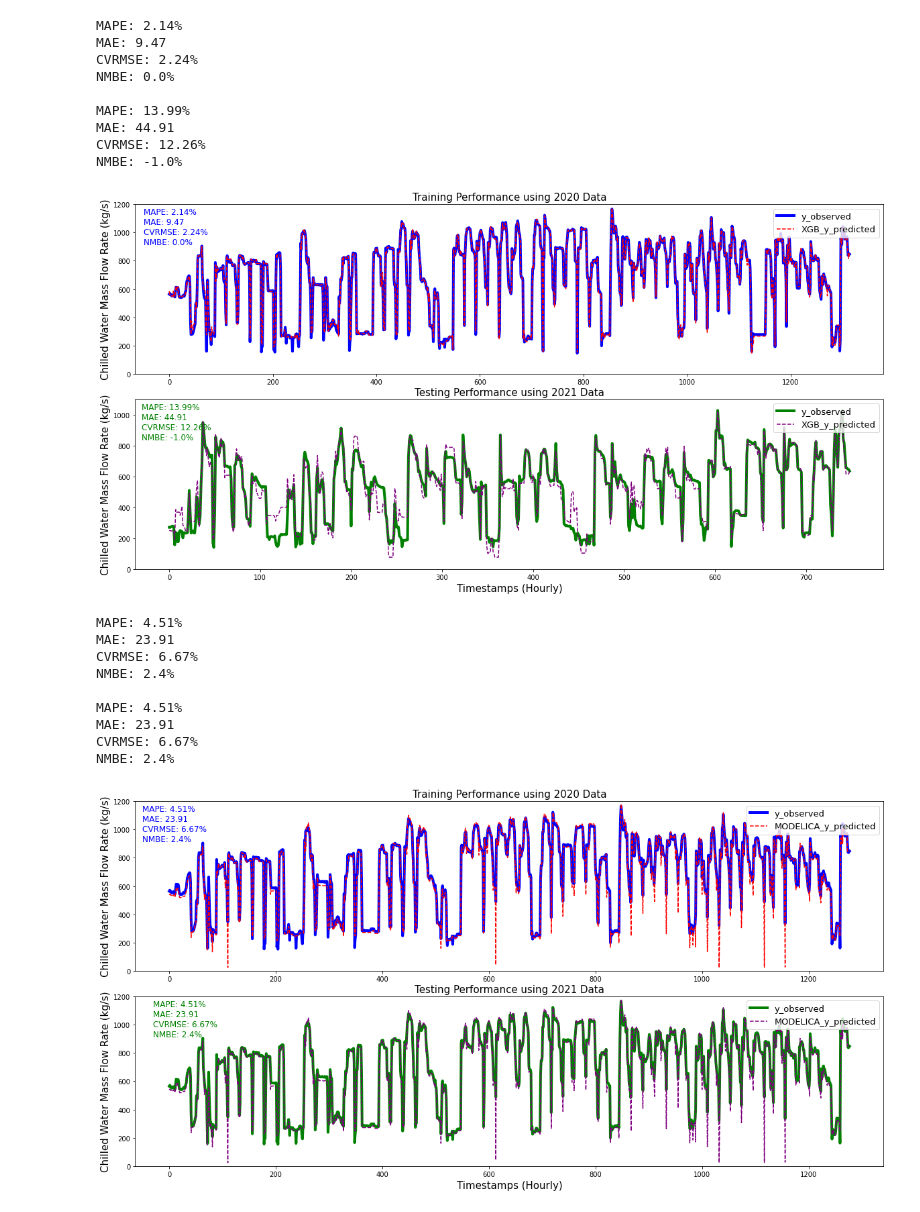
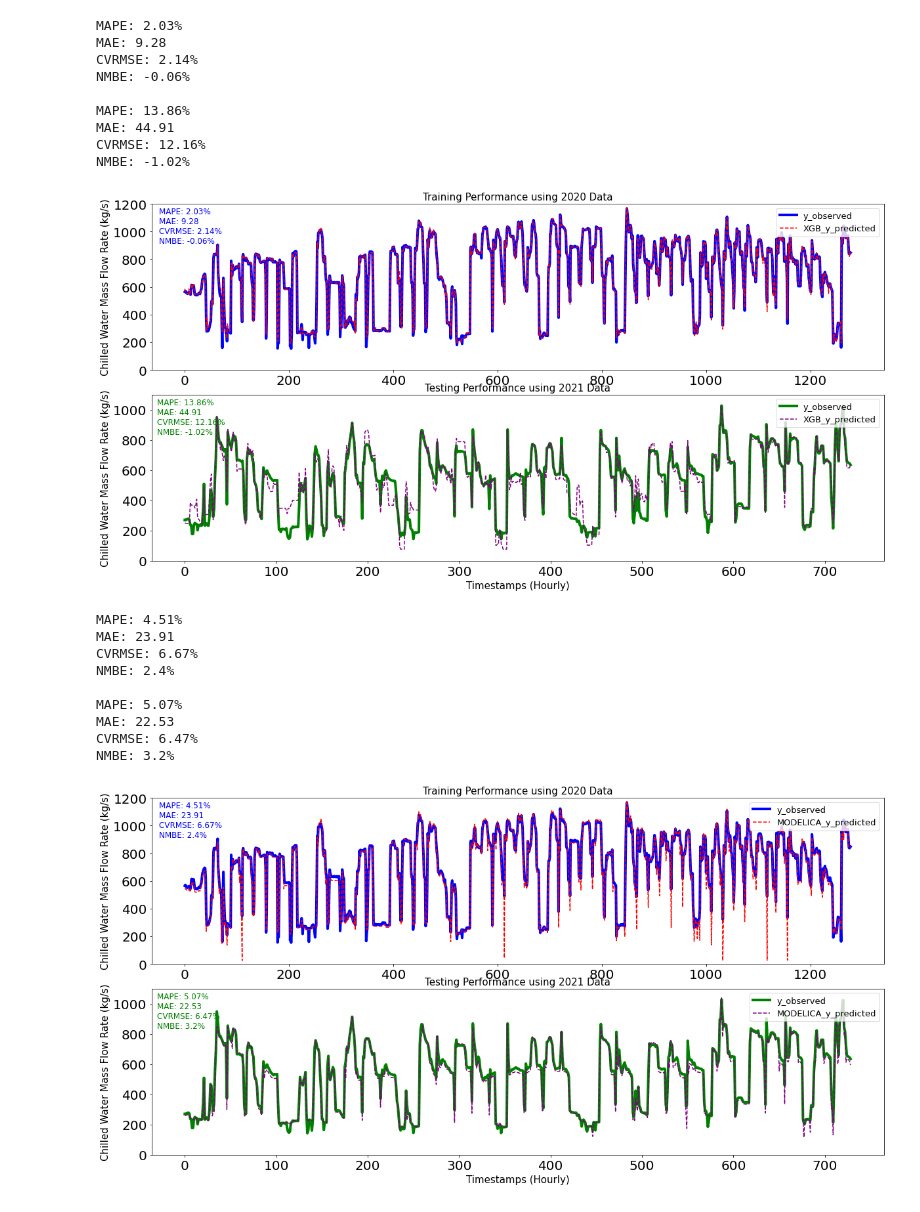
Before and after one commit to zhangzhizza/HydraulicCalibration, a Jupyter notebook: projects/nb_vw_2/datadriven/result_processing.ipynb, the cells around one changed output. Cells and saved outputs as stored; diff of their text form; code cells hidden in the pictures.

```diff
--- a/projects/nb_vw_2/datadriven/result_processing.ipynb
+++ b/projects/nb_vw_2/datadriven/result_processing.ipynb
@@ -27,9 +52,9 @@ def get_nmbe(y_true: np.ndarray, y_pred: np.ndarray):
 def draw_line_plot(train_res_df, test_res_df, method_name = 'MLP',
                    err_metrics = ['MAPE', 'MAE', 'CVRMSE', 'NMBE']):
     fig, axs=plt.subplots(2, 1, figsize = (20, 10))
-    axs[0].plot(train_res_df['Fcw_yobse'], color = 'blue',
+    axs[0].plot(train_res_df['Fcw_yobse'].values, color = 'blue',
                 linewidth = 4, label = 'y_observed')
-    axs[0].plot(train_res_df['Fcw_ypred'], color = 'red',
+    axs[0].plot(train_res_df['Fcw_ypred'].values, color = 'red',
                 linestyle = '--', label = f'{method_name}_y_predicted')
     axs[0].legend(loc='upper right', fontsize = 13)
     axs[0].set_title('Training Performance using 2020 Data', fontsize = 15)
@@ -62,9 +87,9 @@ def draw_line_plot(train_res_df, test_res_df, method_name = 'MLP',
              color = 'b')
 
 
-    axs[1].plot(test_res_df['Fcw_yobse'], color = 'green',
+    axs[1].plot(test_res_df['Fcw_yobse'].values, color = 'green',
                 linewidth = 4, label = 'y_observed')
-    axs[1].plot(test_res_df['Fcw_ypred'], color = 'purple',
+    axs[1].plot(test_res_df['Fcw_ypred'].values, color = 'purple',
                 linestyle = '--', label = f'{method_name}_y_predicted')
     axs[1].legend(loc='upper right', fontsize = 13)
     axs[1].set_title('Testing Performance using 2021 Data', fontsize = 15)
@@ -145,44 +170,43 @@ NMBE: -5.9%
 # %%
-xgb_train_df = pd.read_csv('datadriven_res/xgb_train_ts_res.csv')/3.6
-xgb_test_df = pd.read_csv('datadriven_res/xgb_test_ts_res.csv')/3.6
+xgb_train_df = (pd.read_csv('datadriven_res/xgb_train_ts_res.csv')/3.6).iloc[train_keep_i]
+xgb_test_df = (pd.read_csv('datadriven_res/xgb_test_ts_res.csv')/3.6).iloc[test_keep_i]
 draw_line_plot(xgb_train_df, xgb_test_df, method_name = 'XGB')
 # %% [output]
-MAPE: 2.14%
-MAE: 9.47
-CVRMSE: 2.24%
-NMBE: 0.0%
+MAPE: 2.03%
+MAE: 9.28
+CVRMSE: 2.14%
+NMBE: -0.06%
 
-MAPE: 13.99%
+MAPE: 13.86%
 MAE: 44.91
-CVRMSE: 12.26%
-NMBE: -1.0%
+CVRMSE: 12.16%
+NMBE: -1.02%
-[figure, old version]
+[figure, new version]
 # %%
 mo_train_df_pred = pd.read_csv('../cali_exp_4/run_1699339352.8566556/calibrated_model/sim_res_cali.csv')
 mo_train_df_obse = pd.read_csv('../2020P2_calibration_data_60m.csv')
 mo_train_df = pd.DataFrame()
 mo_train_df['Fcw_ypred'] = mo_train_df_pred['Fcw_ypred'].values
 mo_train_df['Fcw_yobse'] = mo_train_df_obse['NB2_S_x_NYZ_x_x_Fcw_x'].values
 mo_train_df = mo_train_df.loc[mo_train_df['Fcw_yobse']>0]
 
-#mo_test_df_pred = pd.read_csv('../cali_exp_4/run_1699339352.8566556/calibrated_model/sim_res_test.csv')
-#mo_test_df_obse = pd.read_csv('../2021P2_calibration_data_30m.csv')
-#mo_test_df = pd.DataFrame()
-#mo_test_df['Fcw_ypred'] = mo_test_df_pred['Fcw_ypred'].values
-#mo_test_df['Fcw_yobse'] = mo_test_df_obse['NB2_S_x_NYZ_x_x_Fcw_x'].values
-#mo_test_df = mo_test_df.loc[mo_test_df['Fcw_yobse']>0]
+mo_test_df_pred = pd.read_csv('../cali_exp_4/run_1699339352.8566556/calibrated_model/sim_res_test.csv')
+mo_test_df_obse = pd.read_csv('../2021P2_calibration_data_60m.csv')
+mo_test_df = pd.DataFrame()
+mo_test_df['Fcw_ypred'] = mo_test_df_pred['Fcw_ypred'].values
+mo_test_df['Fcw_yobse'] = mo_test_df_obse['NB2_S_x_NYZ_x_x_Fcw_x'].values
+mo_test_df = mo_test_df.loc[mo_test_df['Fcw_yobse']>0]
 
-
-draw_line_plot(mo_train_df, mo_train_df, method_name = 'MODELICA')
+draw_line_plot(mo_train_df, mo_test_df, method_name = 'MODELICA')
 # %% [output]
 MAPE: 4.51%
 MAE: 23.91
 CVRMSE: 6.67%
 NMBE: 2.4%
 
-MAPE: 4.51%
-MAE: 23.91
-CVRMSE: 6.67%
-NMBE: 2.4%
+MAPE: 5.07%
+MAE: 22.53
+CVRMSE: 6.47%
+NMBE: 3.2%
-[figure, old version]
+[figure, new version]
 # %%
```
Also changed, not shown: parts of 18 cells of this notebook, 14 other files.
